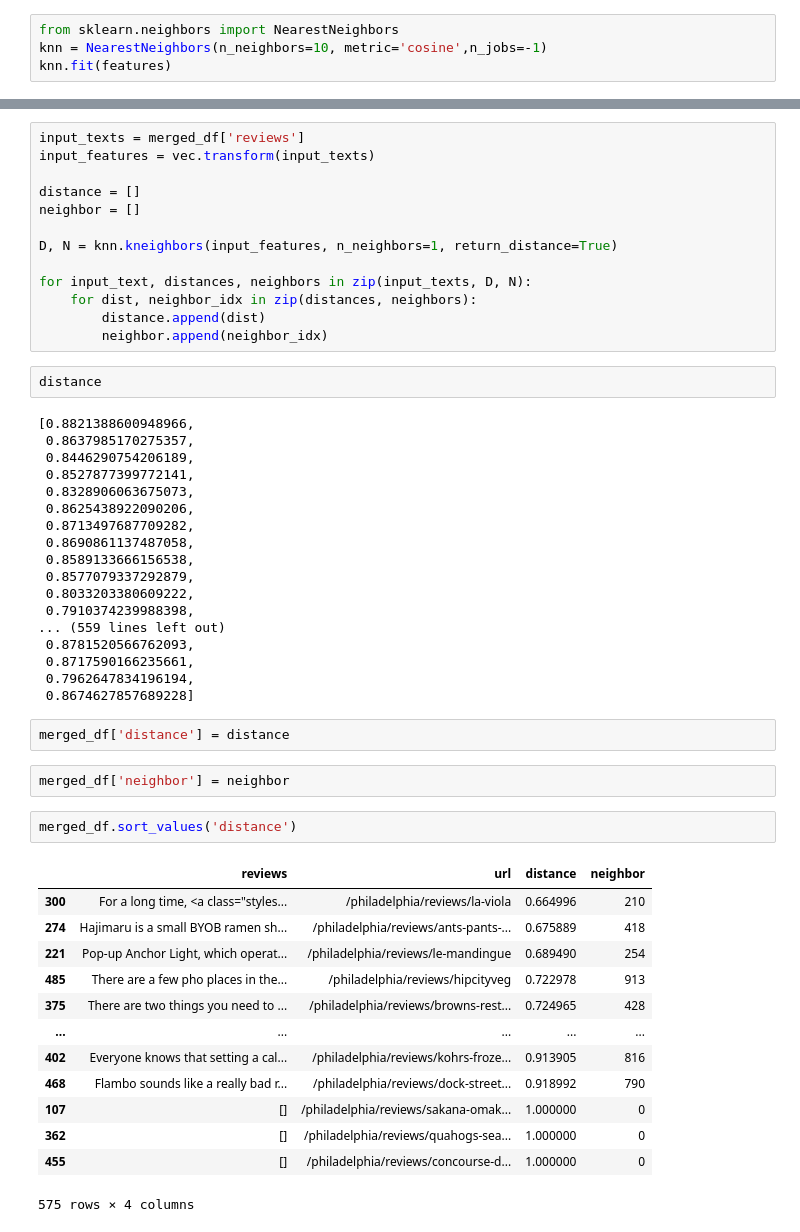
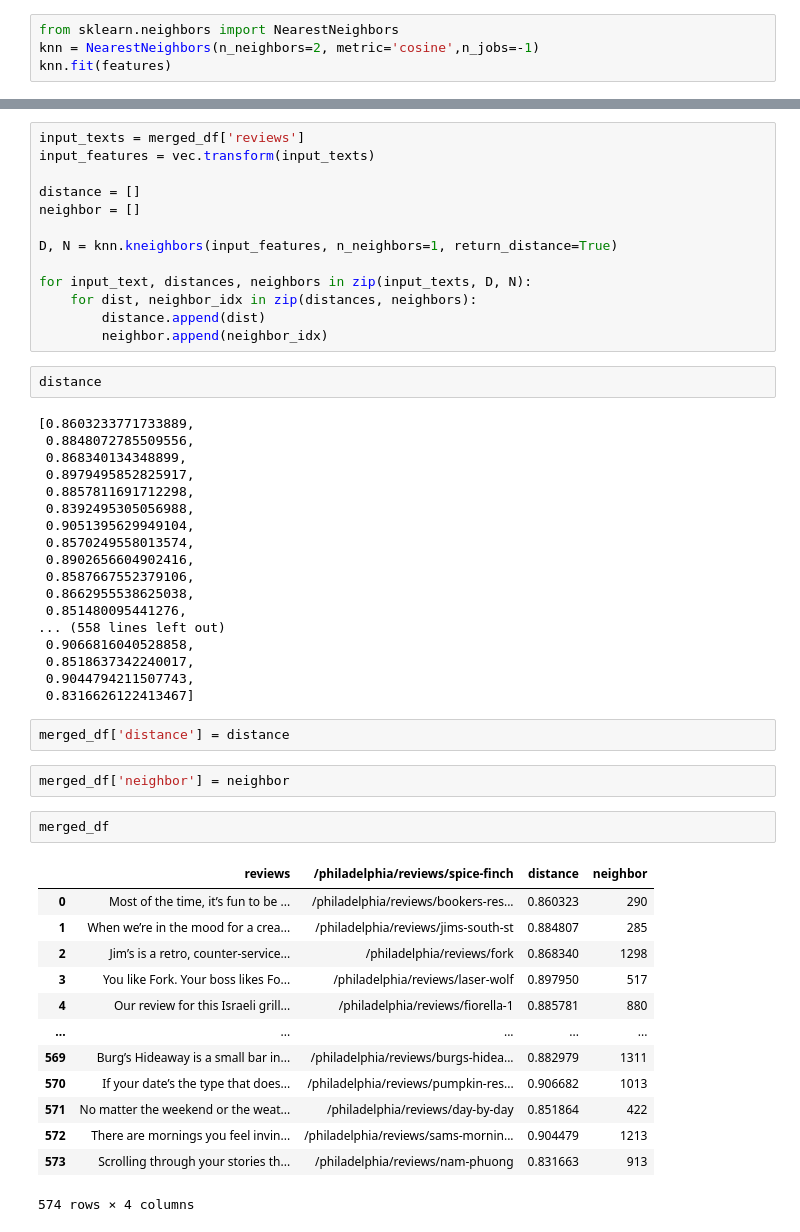
Before and after one commit to bigoshunane/Project-3, a Jupyter notebook: jupyter notebooks/Michelin Unsupervised Text Classifier.ipynb, the cells around one changed output, grey strips where cells are left out. Drawn from its saved outputs; the diff is of its cells as text.

```diff
--- a/jupyter notebooks/Michelin Unsupervised Text Classifier.ipynb
+++ b/jupyter notebooks/Michelin Unsupervised Text Classifier.ipynb
@@ -30,5 +30,5 @@ print(features.shape) # (11314, 10000)
 # %%
 from sklearn.neighbors import NearestNeighbors
-knn = NearestNeighbors(n_neighbors=10, metric='cosine',n_jobs=-1)
+knn = NearestNeighbors(n_neighbors=2, metric='cosine',n_jobs=-1)
 knn.fit(features)
 # %% [output]
@@ -70,40 +70,40 @@ for input_text, distances, neighbors in zip(input_texts, D, N):
 # %%
 distance
 # %% [output]
-[0.8821388600948966,
- 0.8637985170275357,
- 0.8446290754206189,
- 0.8527877399772141,
- 0.8328906063675073,
- 0.8625438922090206,
- 0.8713497687709282,
- 0.8690861137487058,
- 0.8589133666156538,
- 0.8577079337292879,
- 0.8033203380609222,
- 0.7910374239988398,
-... (559 lines left out)
- 0.8781520566762093,
- 0.8717590166235661,
- 0.7962647834196194,
- 0.8674627857689228]
+[0.8603233771733889,
+ 0.8848072785509556,
+ 0.868340134348899,
+ 0.8979495852825917,
+ 0.8857811691712298,
+ 0.8392495305056988,
+ 0.9051395629949104,
+ 0.8570249558013574,
+ 0.8902656604902416,
+ 0.8587667552379106,
+ 0.8662955538625038,
+ 0.851480095441276,
+... (558 lines left out)
+ 0.9066816040528858,
+ 0.8518637342240017,
+ 0.9044794211507743,
+ 0.8316626122413467]
 # %%
 merged_df['distance'] = distance
-# %%
-merged_df['neighbor'] = neighbor
-# %%
-merged_df.sort_values('distance')
-# %% [output]
-|  | reviews | url | distance | neighbor |
-| 300 | For a long time, <a class="styles... | /philadelphia/reviews/la-viola | 0.664996 | 210 |
-| 274 | Hajimaru is a small BYOB ramen sh... | /philadelphia/reviews/ants-pants-... | 0.675889 | 418 |
-| 221 | Pop-up Anchor Light, which operat... | /philadelphia/reviews/le-mandingue | 0.689490 | 254 |
-| 485 | There are a few pho places in the... | /philadelphia/reviews/hipcityveg | 0.722978 | 913 |
-| 375 | There are two things you need to ... | /philadelphia/reviews/browns-rest... | 0.724965 | 428 |
-| ... | ... | ... | ... | ... |
-| 402 | Everyone knows that setting a cal... | /philadelphia/reviews/kohrs-froze... | 0.913905 | 816 |
-| 468 | Flambo sounds like a really bad r... | /philadelphia/reviews/dock-street... | 0.918992 | 790 |
-| 107 | [] | /philadelphia/reviews/sakana-omak... | 1.000000 | 0 |
-| 362 | [] | /philadelphia/reviews/quahogs-sea... | 1.000000 | 0 |
-| 455 | [] | /philadelphia/reviews/concourse-d... | 1.000000 | 0 |
-575 rows × 4 columns
+# %%
+merged_df['neighbor'] = neighbor
+# %%
+merged_df
+# %% [output]
+|  | reviews | /philadelphia/reviews/spice-finch | distance | neighbor |
+| 0 | Most of the time, it’s fun to be ... | /philadelphia/reviews/bookers-res... | 0.860323 | 290 |
+| 1 | When we’re in the mood for a crea... | /philadelphia/reviews/jims-south-st | 0.884807 | 285 |
+| 2 | Jim’s is a retro, counter-service... | /philadelphia/reviews/fork | 0.868340 | 1298 |
+| 3 | You like Fork. Your boss likes Fo... | /philadelphia/reviews/laser-wolf | 0.897950 | 517 |
+| 4 | Our review for this Israeli grill... | /philadelphia/reviews/fiorella-1 | 0.885781 | 880 |
+| ... | ... | ... | ... | ... |
+| 569 | Burg’s Hideaway is a small bar in... | /philadelphia/reviews/burgs-hidea... | 0.882979 | 1311 |
+| 570 | If your date’s the type that does... | /philadelphia/reviews/pumpkin-res... | 0.906682 | 1013 |
+| 571 | No matter the weekend or the weat... | /philadelphia/reviews/day-by-day | 0.851864 | 422 |
+| 572 | There are mornings you feel invin... | /philadelphia/reviews/sams-mornin... | 0.904479 | 1213 |
+| 573 | Scrolling through your stories th... | /philadelphia/reviews/nam-phuong | 0.831663 | 913 |
+574 rows × 4 columns
```
Also changed, not shown: parts of 12 cells of this notebook, 6 other files.
